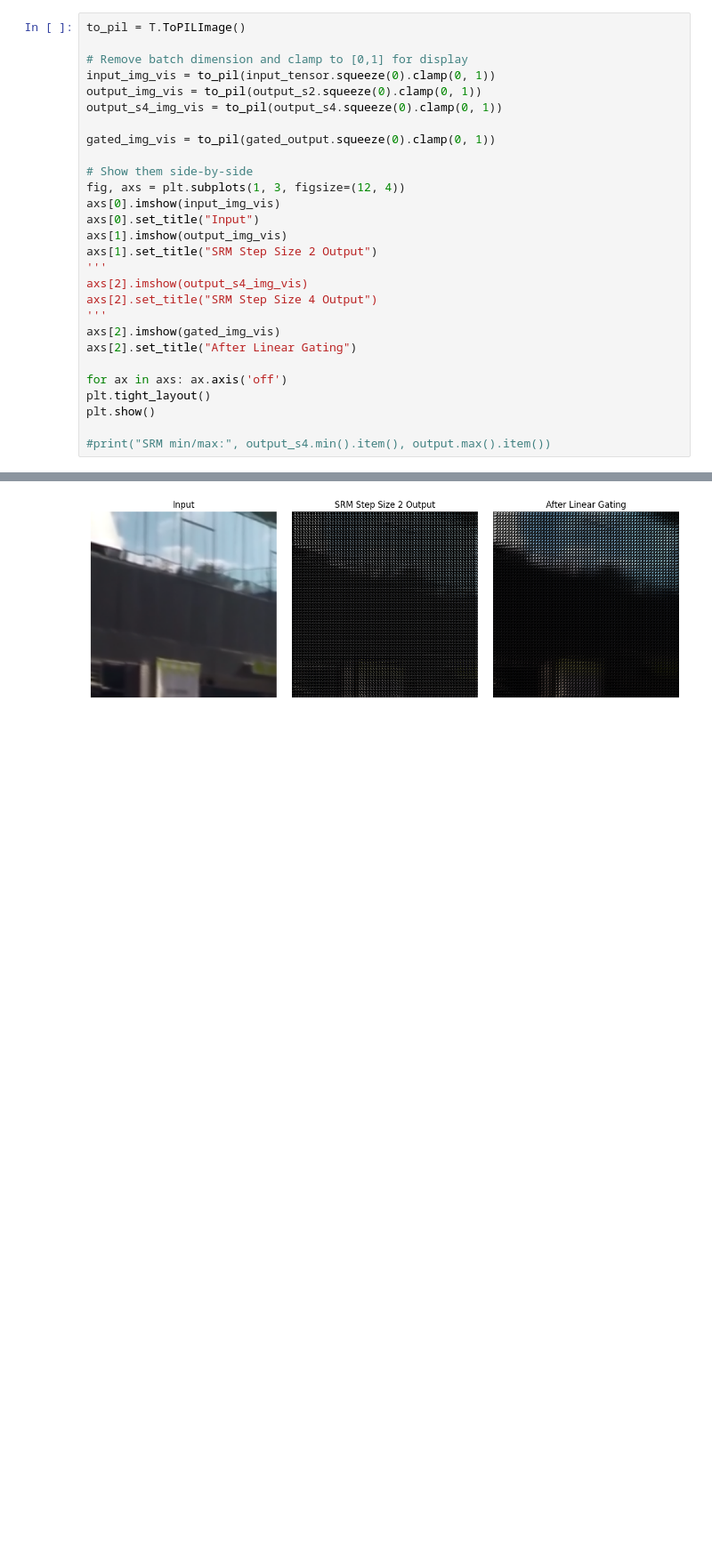
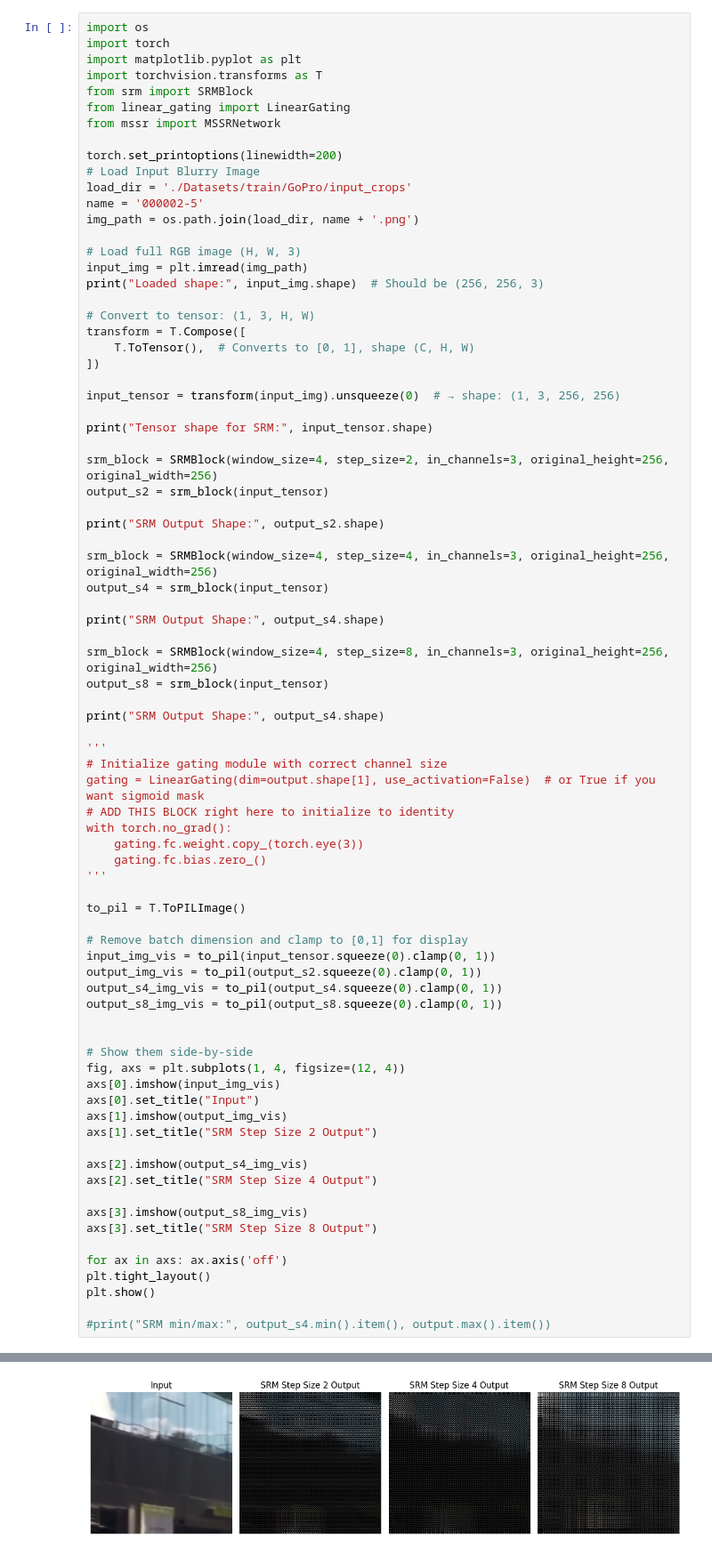
Before and after one commit to kw4ng/ECE556Project, a Jupyter notebook: SRM&LG_testing.ipynb, the cells around one changed output, grey strips where cells are left out. Shown at 89% size. Drawn from its saved outputs; the diff is of its cells as text; blank space fills up the shorter version.

```diff
--- a/SRM&LG_testing.ipynb
+++ b/SRM&LG_testing.ipynb
@@ -104,25 +1,76 @@ SRM Output Shape: torch.Size([1, 3, 256, 256])
 # %%
+import os
+import torch
+import matplotlib.pyplot as plt
+import torchvision.transforms as T
+from srm import SRMBlock
+from linear_gating import LinearGating
+from mssr import MSSRNetwork
+
+torch.set_printoptions(linewidth=200)
+# Load Input Blurry Image
+load_dir = './Datasets/train/GoPro/input_crops'
+name = '000002-5'
+img_path = os.path.join(load_dir, name + '.png')
+
+# Load full RGB image (H, W, 3)
+input_img = plt.imread(img_path)
+print("Loaded shape:", input_img.shape)  # Should be (256, 256, 3)
+
+# Convert to tensor: (1, 3, H, W)
+transform = T.Compose([
+    T.ToTensor(),  # Converts to [0, 1], shape (C, H, W)
+])
+
+input_tensor = transform(input_img).unsqueeze(0)  # → shape: (1, 3, 256, 256)
+
+print("Tensor shape for SRM:", input_tensor.shape)
+
+srm_block = SRMBlock(window_size=4, step_size=2, in_channels=3, original_height=256, original_width=256)
+output_s2 = srm_block(input_tensor)
+
+print("SRM Output Shape:", output_s2.shape)
+
+srm_block = SRMBlock(window_size=4, step_size=4, in_channels=3, original_height=256, original_width=256)
+output_s4 = srm_block(input_tensor)
+
+print("SRM Output Shape:", output_s4.shape)
+
+srm_block = SRMBlock(window_size=4, step_size=8, in_channels=3, original_height=256, original_width=256)
+output_s8 = srm_block(input_tensor)
+
+print("SRM Output Shape:", output_s4.shape)
+
+'''
+# Initialize gating module with correct channel size
+gating = LinearGating(dim=output.shape[1], use_activation=False)  # or True if you want sigmoid mask
+# ADD THIS BLOCK right here to initialize to identity
+with torch.no_grad():
+    gating.fc.weight.copy_(torch.eye(3))
+    gating.fc.bias.zero_()
+'''
+
 to_pil = T.ToPILImage()
 
 # Remove batch dimension and clamp to [0,1] for display
 input_img_vis = to_pil(input_tensor.squeeze(0).clamp(0, 1))
 output_img_vis = to_pil(output_s2.squeeze(0).clamp(0, 1))
 output_s4_img_vis = to_pil(output_s4.squeeze(0).clamp(0, 1))
+output_s8_img_vis = to_pil(output_s8.squeeze(0).clamp(0, 1))
 
-gated_img_vis = to_pil(gated_output.squeeze(0).clamp(0, 1))
 
 # Show them side-by-side
-fig, axs = plt.subplots(1, 3, figsize=(12, 4))
+fig, axs = plt.subplots(1, 4, figsize=(12, 4))
 axs[0].imshow(input_img_vis)
 axs[0].set_title("Input")
 axs[1].imshow(output_img_vis)
 axs[1].set_title("SRM Step Size 2 Output")
-'''
+
 axs[2].imshow(output_s4_img_vis)
 axs[2].set_title("SRM Step Size 4 Output")
-'''
-axs[2].imshow(gated_img_vis)
-axs[2].set_title("After Linear Gating")
+
+axs[3].imshow(output_s8_img_vis)
+axs[3].set_title("SRM Step Size 8 Output")
 
 for ax in axs: ax.axis('off')
 plt.tight_layout()
@@ -133,2 +98,2 @@ plt.show()
-[figure, old version]
+[figure, new version]
 # %%
```
Also changed, not shown: parts of 4 cells of this notebook.
